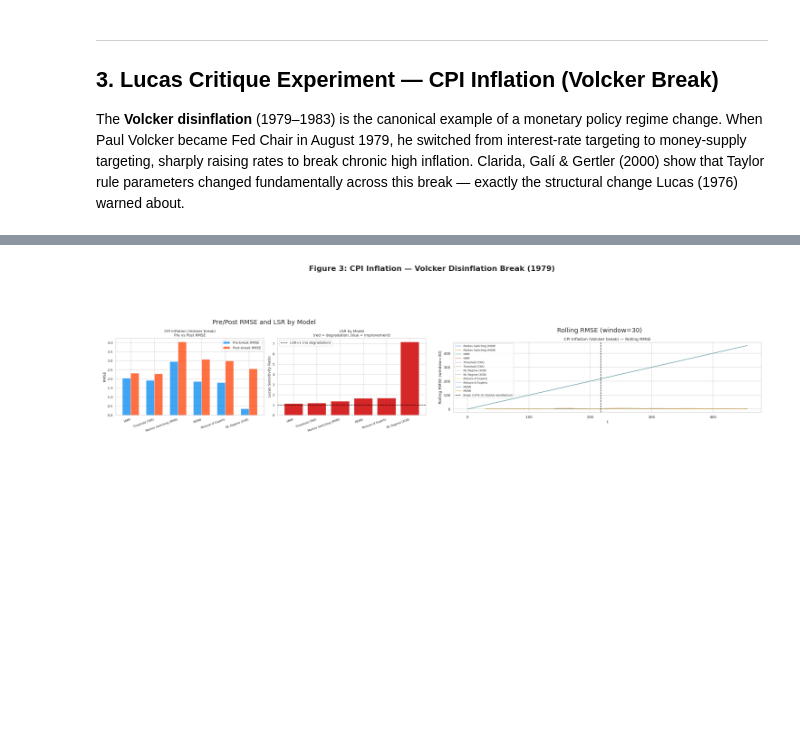
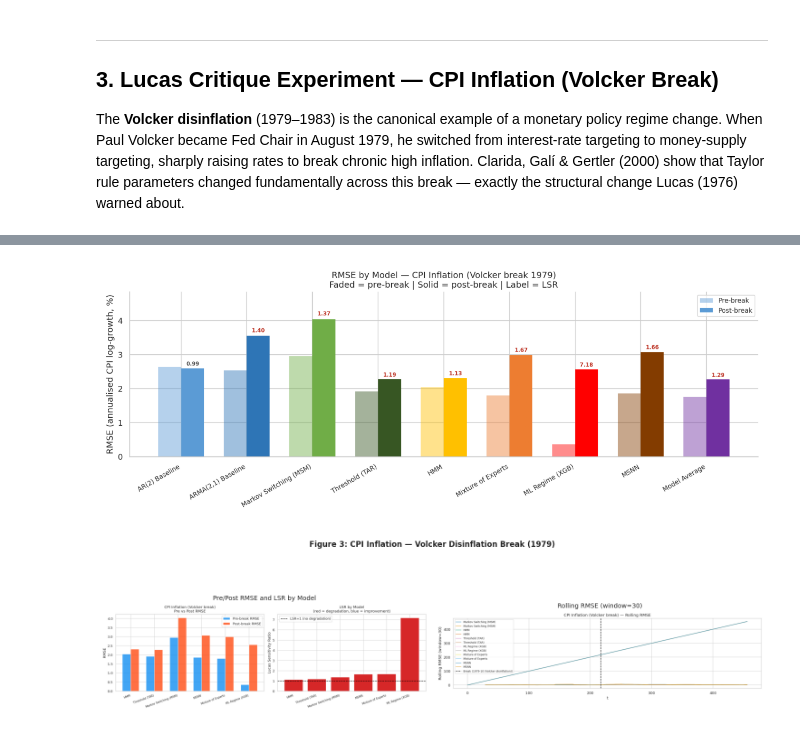
Before and after one commit to claytonbytyci/Lucas-Critique-and-Regimes, a Jupyter notebook: analyses/05_real_world_analysis.ipynb, the cells around one changed output, grey strips where cells are left out. Cells and saved outputs as stored; diff of their text form; code cells hidden in the pictures; blank space fills up the shorter version.

```diff
--- a/analyses/05_real_world_analysis.ipynb
+++ b/analyses/05_real_world_analysis.ipynb
@@ -226,4 +351,16 @@ Best  LSR: HMM
 Worst LSR: ML Regime (XGB)
+# %%
+# Display pre-generated CPI RMSE figure
+fig, ax = plt.subplots(figsize=(13, 5))
+path = FIGURES_DIR / '05_cpiaucsl_rmse_bars.png'
+if path.exists():
+    import matplotlib.image as mpimg
+    ax.imshow(mpimg.imread(str(path))); ax.axis('off')
+else:
+    ax.text(0.5, 0.5, 'Run the generation cell (rw-run-ip) first', ha='center', va='center')
+plt.tight_layout(); plt.show()
+# %% [output]
+[figure, added]
 # %%
 fig, axes = plt.subplots(1, 2, figsize=(15, 5))
 for ax, fname, title in zip(
```
Also changed, not shown: parts of 10 cells of this notebook, 24 other files.
